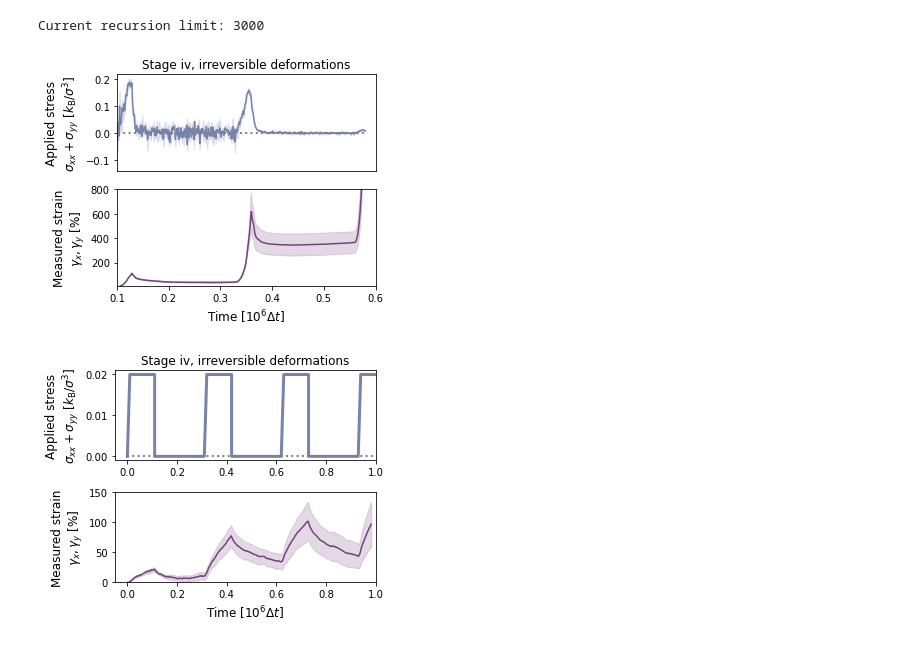
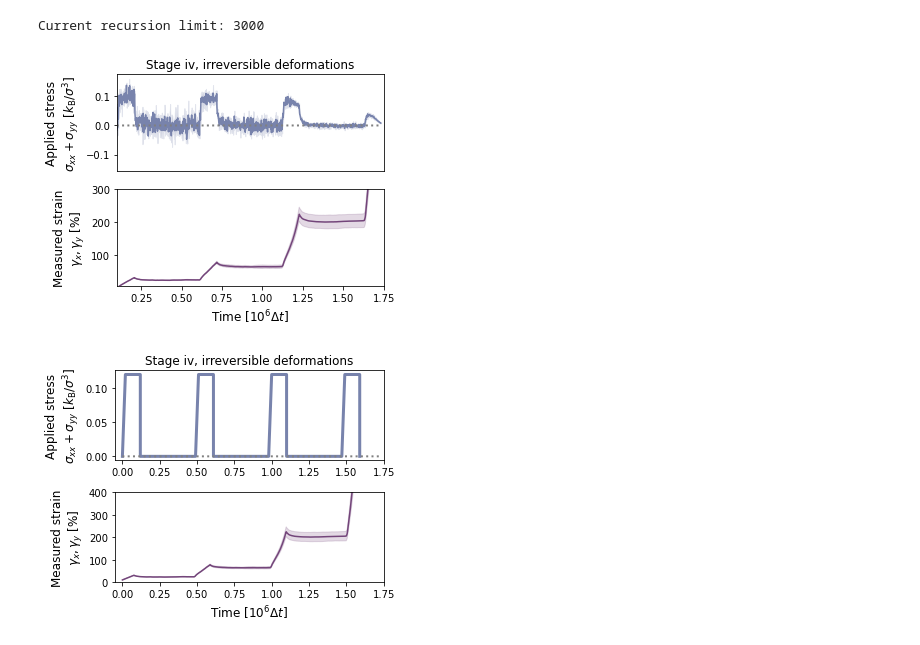
Before and after one commit to Billie1717/ColIVTurnover_Simulations, a Jupyter notebook: Data_and_Figures/Fig_AppliedStress/NEWIrreversible_Stress_Cycles.ipynb, the cells around one changed output. Drawn from its saved outputs; the diff is of its cells as text; code cells hidden in the pictures.

```diff
--- a/Data_and_Figures/Fig_AppliedStress/NEWIrreversible_Stress_Cycles.ipynb
+++ b/Data_and_Figures/Fig_AppliedStress/NEWIrreversible_Stress_Cycles.ipynb
@@ -37,7 +37,7 @@ def index_of_closest(array, value):
 clrs = ['#a6611a','#dfc27d','#80cdc1','#018571','steelblue','slateblue']
 ClrsRici = ["#7883acff","#3e387bff","#73457aff","#a66181ff","#b25268ff","#d49995ff"]
 # %%
-T_End = 641
+T_End = 1175
 seeds = "1 2 3".split()
 stressXred = []
 stressYred = []
@@ -82,20 +82,20 @@ ax[1].set_ylabel('Measured strain\n'+r'$\gamma_{x},\gamma_{y}~[\%]$',fontsize =
 ax[1].set_xlabel('Time [$10^{6}\Delta t$]',fontsize = 12)
 ax[0].set_title("Stage iv, irreversible deformations",fontsize = 12)
 #ax[1].set_ylim([5,10000])
-ax[1].set_ylim([5,800])
+ax[1].set_ylim([5,300])
 #ax[1].set_yscale('log')
-ax[0].set_xlim([0.1,0.6])
-ax[1].set_xlim([0.1,0.6])
+ax[0].set_xlim([0.1,1.75])
+ax[1].set_xlim([0.1,1.75])
 
 #ax[1].set_yscale('log')
 fig.tight_layout()
 #plotname = "Irreversible_StressSeedsPress"+Press[p]+"_log.pdf"
 plotname = "Irreversible_StressSeedsPress.pdf"
-fig.savefig(plotsdir+plotname)
+#fig.savefig(plotsdir+plotname)
 # %% [output]
-[figure, old version]
+[figure, new version]
 # %%
-T_End = 1104
+T_End = 1175
 seeds = "1 2 3".split()
 stressXred = []
 stressYred = []
@@ -105,7 +105,7 @@ yboxx = []
 meanstrain = []
 for s in range(len(seeds)):
     foldername = datadir
-    filename = '/thermoIrrev_heldSeed'+seeds[s]+'.dat'
+    filename = '/thermoIrrevSeed'+seeds[s]+'.dat'
     #filename = '/thermo.dat'
     thermo = pandas.read_csv(foldername+filename, sep = ' ', header = 'infer')
     etot_, ke_, peBond_,peAngle_, temp_, press_,stressX_,stressY_,stressZ_,AvBondForce_   = thermo.etot,thermo.ke,thermo.peBond,thermo.peAngle,thermo.temp,thermo.press,thermo.stressX,thermo.stressY,thermo.stressZ,thermo.AvBondForce
@@ -130,8 +130,8 @@ appliedStress = []
 Times = []
 tstretch = 2e4
 t_cycrel = 1e5
-TimeFullCycle = tstretch+t_cycrel*4.5
-stressFinal = 0.04
+TimeFullCycle = tstretch+t_cycrel*4.7
+stressFinal = 0.12
 for i in range(4):
 
     appliedStress.append(0)
@@ -142,36 +142,36 @@ for i in range(4):
     Times.append(t_cycrel+tstretch+i*(TimeFullCycle))
     appliedStress.append(0)
     Times.append(t_cycrel+tstretch+i*(TimeFullCycle))
 
 fig,ax = plt.subplots(2,1,figsize = (5,4))
 #stressTotAv = np.add(stressXredAv,stressYredAv)
 #ax[0].plot(np.divide(np.add(Time[:T_End],-Time[0]),1e6),stressTotAv,color = ClrsRici[0])
 #ax[0].fill_between(np.divide(np.add(Time[:T_End],-Time[0]),1e6),np.add(stressTotAv,-stressTotStd),np.add(stressTotAv,stressTotStd),color = ClrsRici[0],alpha = 0.2)
 ax[0].plot(np.divide(Times,1e6),appliedStress, ClrsRici[0],linewidth = 3)
 ax[0].set_ylabel('Applied stress\n'+r'$\sigma_{xx}+\sigma_{yy}~[k_{\mathrm{B}}/\sigma^{3}]$',fontsize = 12)
 ax[0].plot(np.divide(np.add(Time[:T_End],-Time[0]),1e6),np.zeros(len(Time[:T_End])),linestyle = ':',color= 'grey',linewidth = 2)
 #ax[0].set_xticks([])
 Cutting = 100
 #ax[1].plot(np.divide(np.add(Time[:T_End],-Time[0]),1e6),np.mean([np.add(np.divide(np.multiply(xbox[:T_End],100),xbox[0]),-100),np.add(np.divide(np.multiply(ybox[:T_End],100),ybox[0]),-100)],axis = 0),color = ClrsRici[2])
 #ax[1].plot(np.divide(np.add(Time[:T_End],-Time[0]),1e6),meanstrainAv,color = ClrsRici[2])
 #ax[1].fill_between(np.divide(np.add(Time[:T_End],-Time[0]),1e6),np.add(meanstrainAv,meanstrainStd),np.add(meanstrainAv,-meanstrainStd),color = ClrsRici[2],alpha = 0.2)
 ax[1].plot(np.divide(np.add(Time[Cutting:T_End],-Time[Cutting]),1e6),meanstrainAv[Cutting:],color = ClrsRici[2])
 ax[1].fill_between(np.divide(np.add(Time[Cutting:T_End],-Time[Cutting]),1e6),np.add(meanstrainAv[Cutting:],meanstrainStd[Cutting:]),np.add(meanstrainAv[Cutting:],-meanstrainStd[Cutting:]),color = ClrsRici[2],alpha = 0.2)
 ax[1].set_ylabel('Measured strain\n'+r'$\gamma_{x},\gamma_{y}~[\%]$',fontsize = 12)
 ax[1].set_xlabel('Time [$10^{6}\Delta t$]',fontsize = 12)
 ax[0].set_title("Stage iv, irreversible deformations",fontsize = 12)
 #ax[1].set_ylim([5,10000])
-ax[1].set_ylim([0,150])
-ax[0].set_xlim([-0.05,1.0])
-ax[1].set_xlim([-0.05,1.0])
+ax[1].set_ylim([0,400])
+ax[0].set_xlim([-0.05,1.75])
+ax[1].set_xlim([-0.05,1.75])
 #ax[1].set_yscale('log')
 #ax[0].set_xlim([0.1,0.6])
 #ax[1].set_xlim([0.1,0.6])
 
 #ax[1].set_yscale('log')
 fig.tight_layout()
 #plotname = "Irreversible_StressSeedsPress"+Press[p]+"_log.pdf"
-plotname = "Irreversible_StressSeedsPress.pdf"
-#fig.savefig(plotsdir+plotname)
+plotname = "Irreversible_StressNEW.png"
+fig.savefig(plotsdir+plotname)
 # %% [output]
-[figure, old version]
+[figure, new version]
```
Also changed, not shown: 22 other files.
